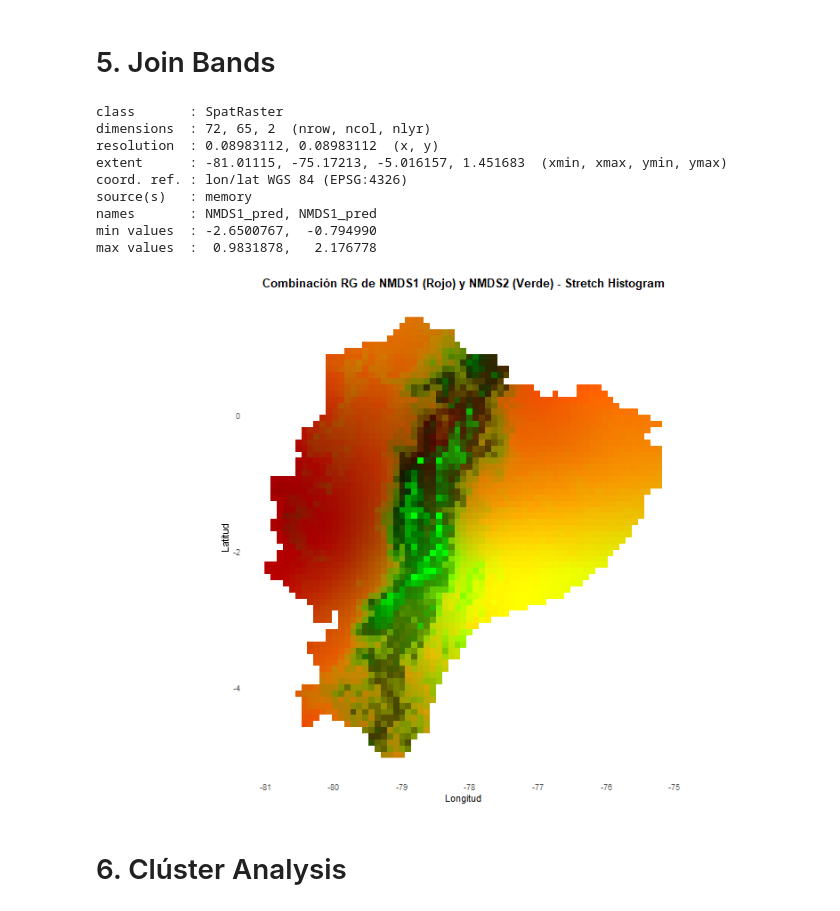
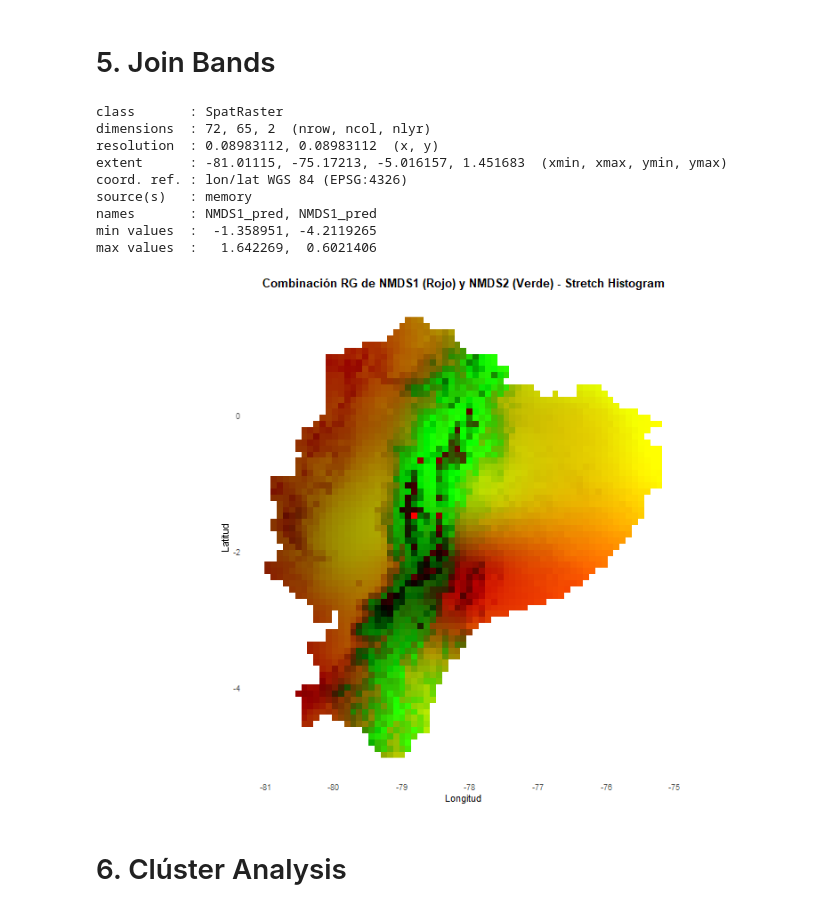
Before and after one commit to daningMontano/Spatial_insect_diversity, a Jupyter notebook: 3_Beta_diversity.ipynb, the cells around one changed output. Drawn from its saved outputs; the diff is of its cells as text; code cells hidden in the pictures.

```diff
--- a/3_Beta_diversity.ipynb
+++ b/3_Beta_diversity.ipynb
@@ -23,7 +24,8 @@ grid_10_km = st_read( "Results/shp/grid_10km_samping_filter.shp")
 dem_30m = rast("Data/raster/dem_30m.tif")
 ecu = st_read("Data/Shp/ecuador_limits.shp")
 
-insects_records = read.csv("Data/Records/insects_records_clean.csv")
+insects_records = read.csv("Data/Records/insects_records_clean.csv")%>%
+  filter(taxonRank == c("species"))
 
 # Transform to sf object
 insects_records_sf = st_as_sf(insects_records, coords = c("decimalLongitude", "decimalLatitude"), crs = 4326)
@@ -51,7 +53,7 @@ Geodetic CRS:  WGS 84
 dem_30m <- project(dem_30m, st_crs(grid_10_km)$wkt)
 grid_vect <- vect(grid_10_km)
 # Extraer valores por celda del grid
-ext_vals <- extract(dem_30m, grid_vect)
+ext_vals <- terra::extract(dem_30m, grid_vect)
 
 # Calcular estadísticos por id
 stats_elev <- ext_vals %>%
@@ -731,8 +731,8 @@ extent      : -81.01115, -75.17213, -5.016157, 1.451683  (xmin, xmax, ymin, ymax
 coord. ref. : lon/lat WGS 84 (EPSG:4326)
 source(s)   : memory
 names       : NMDS1_pred, NMDS1_pred
-min values  : -2.6500767,  -0.794990
-max values  :  0.9831878,   2.176778
+min values  :  -1.358951, -4.2119265
+max values  :   1.642269,  0.6021406
 # %%
 
 
@@ -753,35 +753,35 @@ df_nmds <- na.omit(df_nmds)
 
 # Stretch histogram - expande el contraste usando percentiles
 hist_stretch <- function(x, percent = 0.02) {
   low <- quantile(x, percent, na.rm = TRUE)
   high <- quantile(x, 1 - percent, na.rm = TRUE)
   x[x < low] <- low
   x[x > high] <- high
   (x - low) / (high - low)
 }
 
 df_nmds$R <- hist_stretch(df_nmds$NMDS1)
 df_nmds$G <- hist_stretch(df_nmds$NMDS2)
 
 # Crear colores RGB
-df_nmds$color <- rgb(df_nmds$R, df$G, 0)
+df_nmds$color <- rgb(df_nmds$R, df_nmds$G, 0)
 
 # Plot con ggplot2
 ggplot(df_nmds, aes(x = x, y = y)) +
   geom_raster(fill = df_nmds$color) +
   coord_equal() +
   labs(
     title = "Combinación RG de NMDS1 (Rojo) y NMDS2 (Verde) - Stretch Histogram",
     x = "Longitud",
     y = "Latitud"
   ) +
   theme_minimal() +
   theme(
     plot.title = element_text(hjust = 0.5, face = "bold"),
     panel.grid = element_blank()
   )
 # %% [output]
-[figure, old version]
+[figure, new version]
 # %% [markdown]
 # 6. Clúster Analysis
 # %% [markdown]
```
Also changed, not shown: parts of 31 cells of this notebook, 4 other files.
